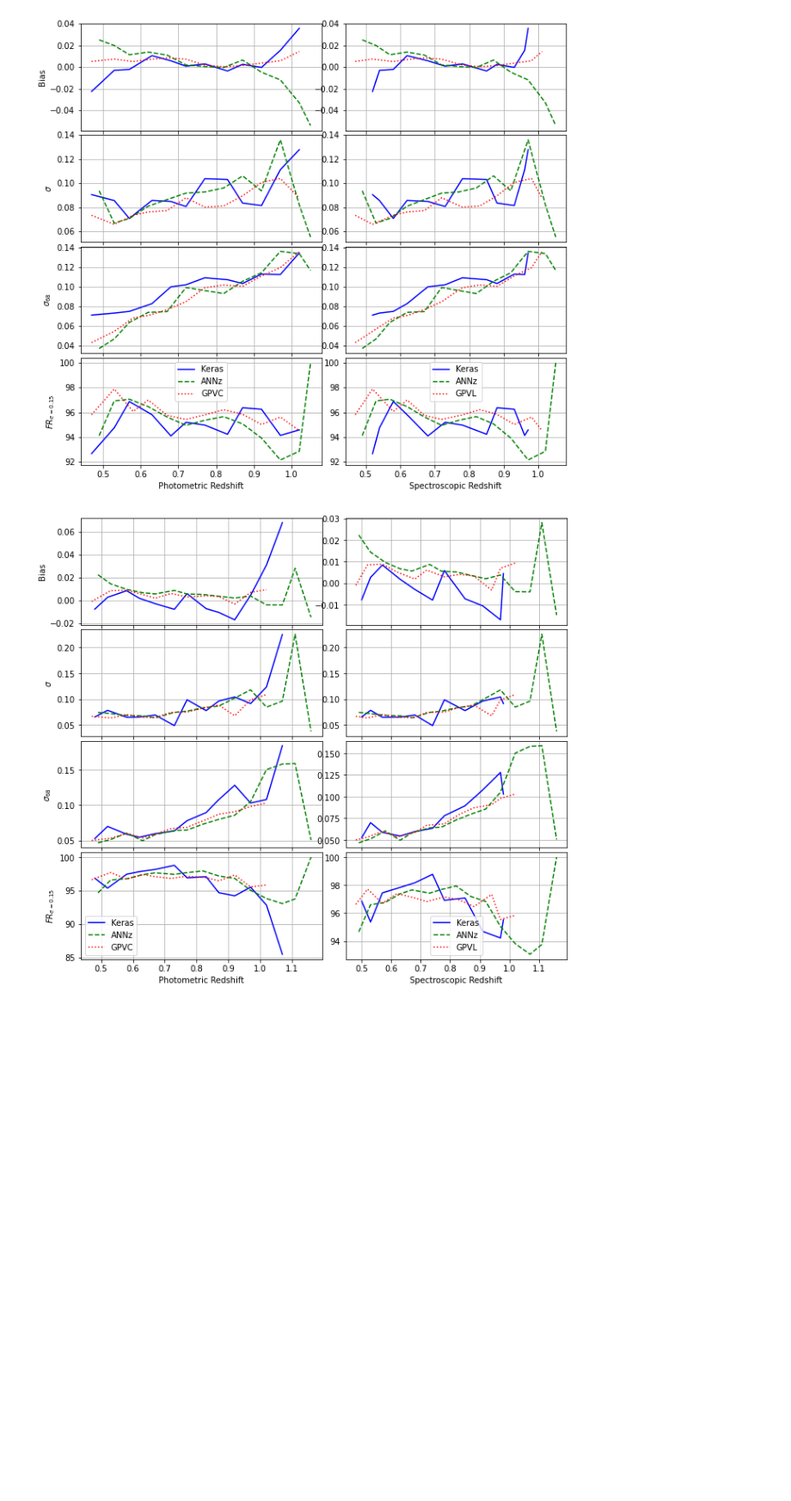
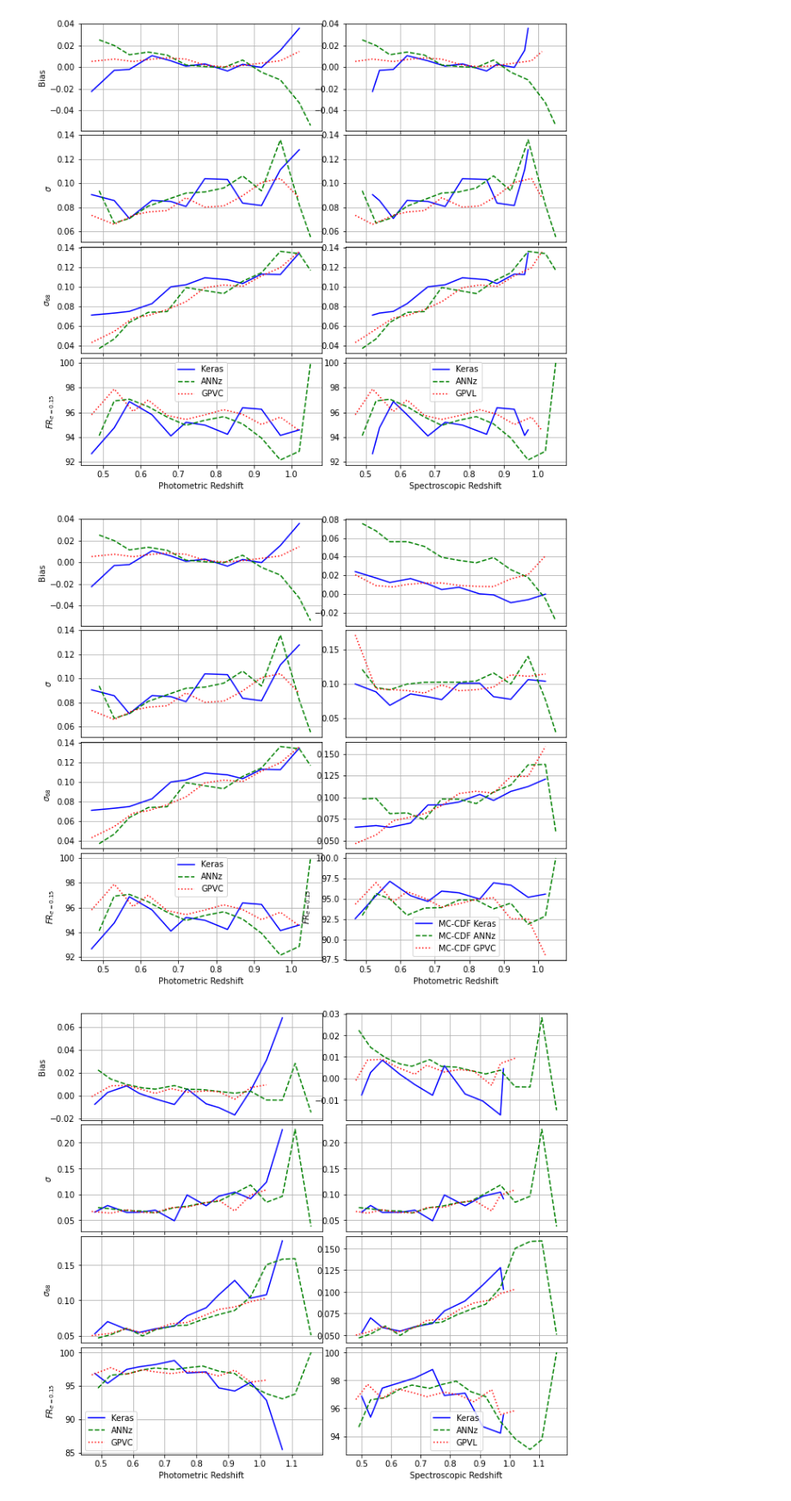
Before and after one commit to rafaelmgr12/master-thesis, a Jupyter notebook: analysis-final.ipynb, the cells around one changed output. Shown at 86% size. Drawn from its saved outputs; the diff is of its cells as text; code cells hidden in the pictures; blank space fills up the shorter version.

```diff
--- a/analysis-final.ipynb
+++ b/analysis-final.ipynb
@@ -447,0 +621,5 @@ ann_bins_plot_dr2
+# %%
+mc_ann_dr2 = np.array(mc_ann_dr2)
+print("Object in each bins: ")
+for i in range(len(bins_ann_dr2)):
+    print("bin"+str(i)+" :",mc_ann_dr2[bins_ann_dr2[i]].shape[0])
@@ -572,0 +824,3 @@ for i in range(len(bins_ann)):
+# %%
+mc_gpz_bins = pd.concat(results,ignore_index=False,axis = 1)
+mc_gpz_bins
@@ -949,6 +1258,74 @@ plt.xlabel("Spectroscopic Redshift")
 plt.savefig("final-plots/metrics_dr1.png",bbox_inches='tight')
 # %% [output]
 [figure]
+# %%
+fig = plt.figure()
+grid = plt.GridSpec(16,24, top = 2,right = 1.5)
+ax = plt.subplot(grid[0:4,:12])
+plt.plot(ann_bins_plot,ann_bins.iloc[7],label = "Keras", c= "b", ls = "-")
+plt.plot(annz_bins_plot,annz_bins.iloc[7],label = "ANNz", c= "g", ls = "--")
+plt.plot(gpz_bins_plot,gpz_bins.iloc[7],label = "GPVL", c= "r", ls = ":")
+plt.grid()
+plt.ylabel("Bias")
+
+ax = plt.subplot(grid[0:4,13:])
+plt.plot(ann_bins_plot,mc_ann_bins.iloc[7],label = "MC-CDF Keras", c= "b", ls = "-")
+plt.plot(annz_bins_plot,mc_annz_bins.iloc[7],label = "MC-CDF ANNz", c= "g", ls = "--")
+plt.plot(gpz_bins_plot,mc_gpz_bins.iloc[7],label = "MC-CDF GPVL", c = "r", ls = ":")
+plt.grid()
+
+
+ax = plt.subplot(grid[4:8,:12])
+plt.plot(ann_bins_plot,ann_bins.iloc[6],label = "Keras", c= "b", ls = "-")
+plt.plot(annz_bins_plot,annz_bins.iloc[6],label = "ANNz", c= "g", ls = "--")
+plt.plot(gpz_bins_plot,gpz_bins.iloc[6],label = "GPVL", c= "r", ls = ":")
+plt.ylabel("$\sigma$")
+plt.grid()
+
+ax = plt.subplot(grid[4:8,13:])
+plt.plot(ann_bins_plot,mc_ann_bins.iloc[6],label = "MC-CDF Keras", c= "b", ls = "-")
+plt.plot(annz_bins_plot,mc_annz_bins.iloc[6],label = "MC-CDF ANNz", c= "g", ls = "--")
+plt.plot(gpz_bins_plot,mc_gpz_bins.iloc[6],label = "MC-CDF GPVL", c= "r", ls = ":")
+plt.grid()
+
+ax = plt.subplot(grid[8:12,:12])
+plt.plot(ann_bins_plot,ann_bins.iloc[9],label = "Keras", c= "b", ls = "-")
+plt.plot(annz_bins_plot,annz_bins.iloc[9],label = "ANNz", c= "g", ls = "--")
+plt.plot(gpz_bins_plot,gpz_bins.iloc[9],label = "GPVL", c= "r", ls = ":")
+plt.ylabel("$\sigma_{68}$")
+plt.grid()
+
+ax = plt.subplot(grid[8:12,13:])
+plt.plot(ann_bins_plot,mc_ann_bins.iloc[9],label = "MC-CDF Keras", c= "b", ls = "-")
+plt.plot(annz_bins_plot,mc_annz_bins.iloc[9],label = "MC-CDF ANNz", c= "g", ls = "--")
+plt.plot(gpz_bins_plot,mc_gpz_bins.iloc[9],label = "MC-CDF GPVL", c= "r", ls = ":")
+plt.grid()
+
+
+ax = plt.subplot(grid[12:16,:12])
+plt.plot(ann_bins_plot,ann_bins.iloc[8],label = "Keras", c= "b", ls = "-")
+plt.plot(annz_bins_plot,annz_bins.iloc[8],label = "ANNz", c= "g", ls = "--")
+plt.plot(gpz_bins_plot,gpz_bins.iloc[8],label = "GPVC", c= "r", ls = ":")
+plt.ylabel("$FR_{e =0.15}$")
+plt.xlabel("Photometric Redshift")
+plt.grid()
+plt.legend()
+
+ax = plt.subplot(grid[12:16,13:])
+plt.plot(ann_bins_plot,mc_ann_bins.iloc[8],label = "MC-CDF Keras", c= "b", ls = "-")
+plt.plot(annz_bins_plot,mc_annz_bins.iloc[8],label = "MC-CDF ANNz", c= "g", ls = "--")
+plt.plot(gpz_bins_plot,mc_gpz_bins.iloc[8],label = "MC-CDF GPVC", c= "r", ls = ":")
+plt.ylabel("$FR_{e =0.15}$")
+plt.grid()
+plt.legend()
+
+plt.xlabel("Photometric Redshift")
+
+
+
+plt.savefig("final-plots/metrics_cdf_dr1.png",bbox_inches='tight')
+# %% [output]
+[figure, added]
 # %%
 ann_spec = []
 for i in range(11):
```
Also changed, not shown: parts of 40 cells of this notebook, 39 other files.
